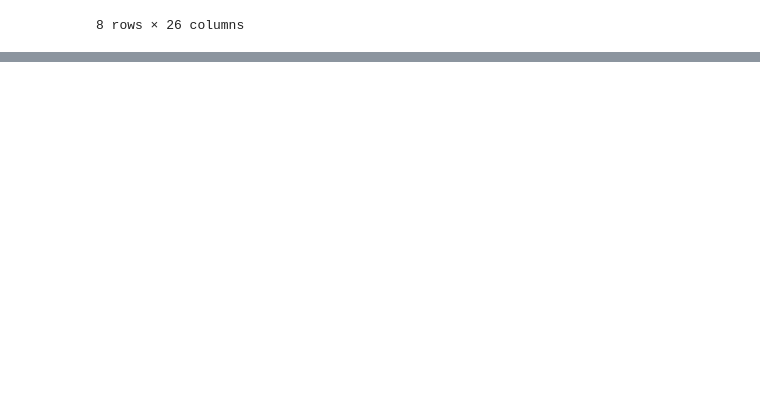
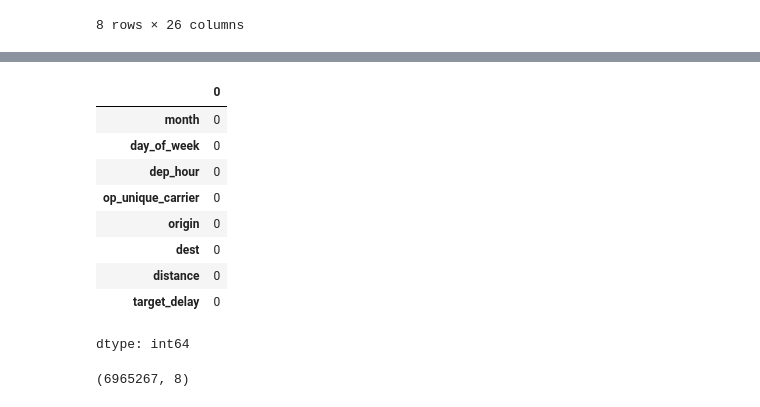
Before and after one commit to Malcuthrad/FlightDelayHackathonOne, a Jupyter notebook: ETL_Antonio_Perez_FlightOnTime.ipynb, the cells around one changed output, grey strips where cells are left out. Cells and saved outputs as stored; diff of their text form; code cells hidden in the pictures; blank space fills up the shorter version.

```diff
--- a/ETL_Antonio_Perez_FlightOnTime.ipynb
+++ b/ETL_Antonio_Perez_FlightOnTime.ipynb
@@ -78,0 +117,49 @@ df.describe()
+# %%
+# Columnas que causarían fuga de datos
+cols_fuga = [
+    "dep_time", "dep_delay",
+    "taxi_out", "wheels_off", "wheels_on", "taxi_in",
+    "arr_time", "arr_delay",
+    "actual_elapsed_time", "air_time",
+    "carrier_delay", "weather_delay", "nas_delay",
+    "security_delay", "late_aircraft_delay"
+]
+
+df = df.drop(columns=cols_fuga)
+# %%
+# Conversion de fecha y hora
+df["fl_date"] = pd.to_datetime(df["fl_date"])
+# %%
+df["dep_hour"] = df["crs_dep_time"] // 100
+df["dep_minute"] = df["crs_dep_time"] % 100
+# %%
+# Variables válidas antes del vuelo
+features = [
+    "month",
+    "day_of_week",
+    "dep_hour",
+    "op_unique_carrier",
+    "origin",
+    "dest",
+    "distance"
+]
+
+df_model = df[features + ["target_delay"]]
+# %%
+# Limpieza final de nulos
+df_model.isnull().sum()
+# %% [output]
+|  | 0 |
+| month | 0 |
+| day_of_week | 0 |
+| dep_hour | 0 |
+| op_unique_carrier | 0 |
+| origin | 0 |
+| dest | 0 |
+| distance | 0 |
+| target_delay | 0 |
+dtype: int64
+# %%
+df_model.shape
+# %% [output]
+(6965267, 8)
```
Also changed, not shown: parts of 4 cells of this notebook.
